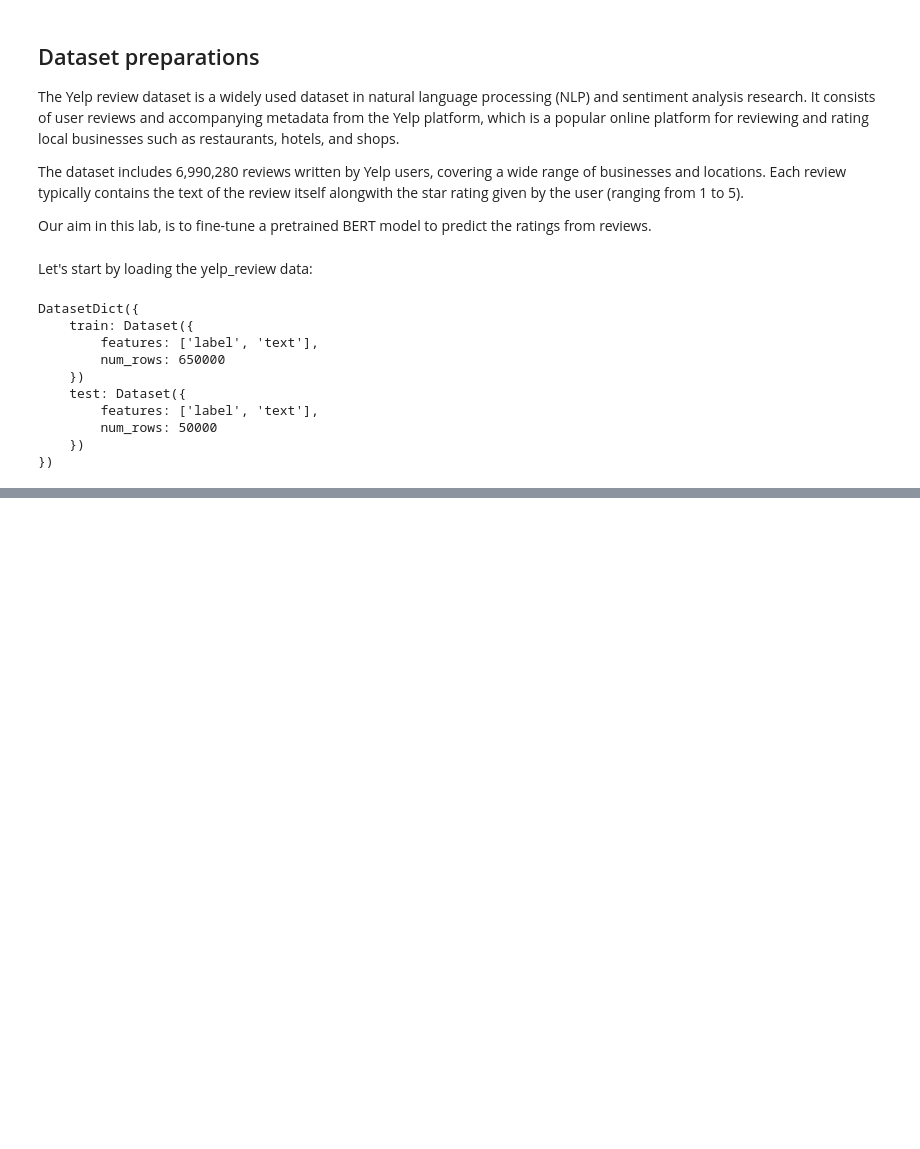
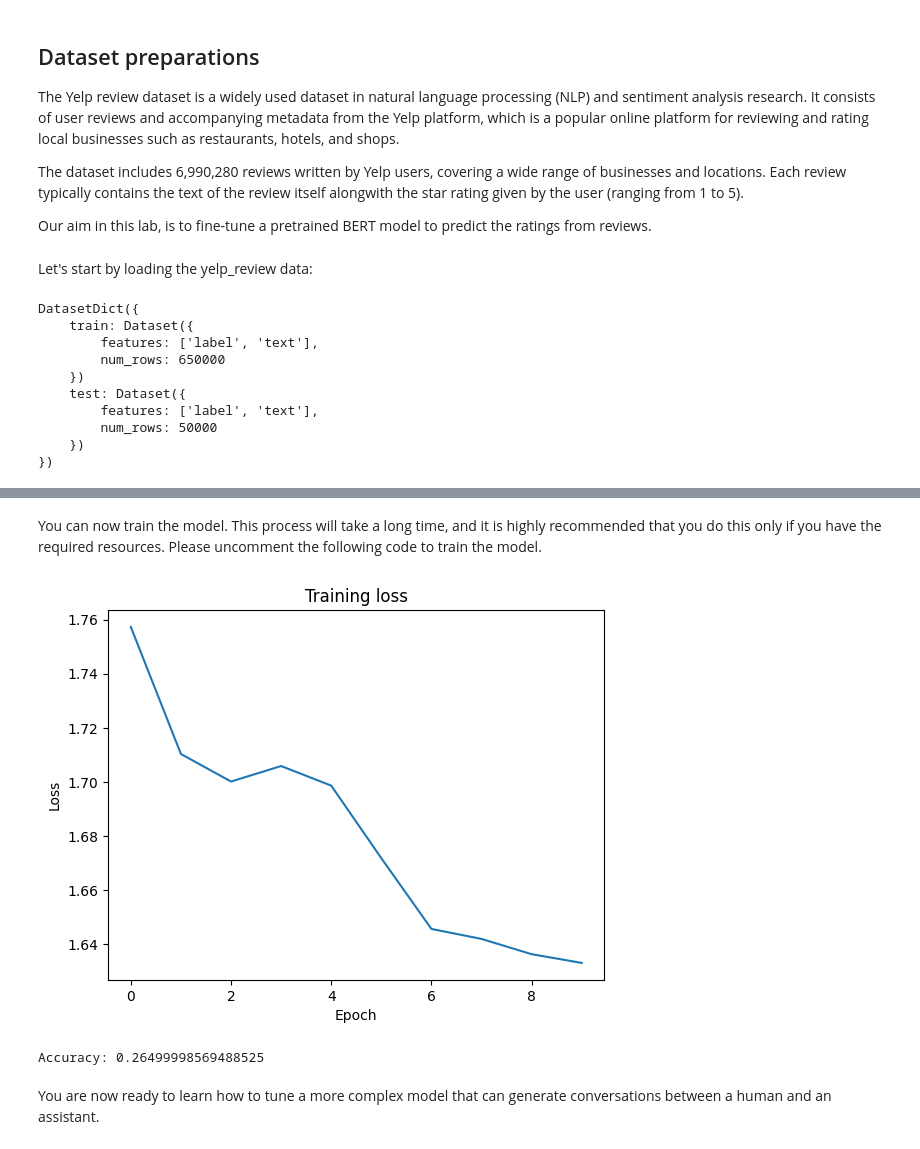
Before and after one commit to locchh/llm-playground, a Jupyter notebook: notebooks/LLM_Specialization/Fine-Tuning_Transformers_with_PyTorch_and_Hugging_Face.ipynb, the cells around one changed output, grey strips where cells are left out. Cells and saved outputs as stored; diff of their text form; code cells hidden in the pictures; blank space fills up the shorter version.

```diff
--- a/notebooks/LLM_Specialization/Fine-Tuning_Transformers_with_PyTorch_and_Hugging_Face.ipynb
+++ b/notebooks/LLM_Specialization/Fine-Tuning_Transformers_with_PyTorch_and_Hugging_Face.ipynb
@@ -168,0 +241,6 @@ DatasetDict({
+# %%
+# Create a training data loader
+train_dataloader = DataLoader(tokenized_datasets["train"], shuffle=True, batch_size=2)
+
+# Create an evaluation data loader
+eval_dataloader = DataLoader(tokenized_datasets["test"], batch_size=2)
@@ -168,0 +257,3 @@ DatasetDict({
+# %%
+# Instantiate a sequence classification model
+model = AutoModelForSequenceClassification.from_pretrained("bert-base-cased", num_labels=5)
@@ -168,0 +267,12 @@ DatasetDict({
+# %%
+# Define the optimizer
+optimizer = AdamW(model.parameters(), lr=5e-4)
+
+# Set the number of epochs
+num_epochs = 10
+
+# Calculate the total number of training steps
+num_training_steps = num_epochs * len(train_dataloader)
+
+# Define the learning rate scheduler
+lr_scheduler = LambdaLR(optimizer, lr_lambda=lambda current_step: (1 - current_step / num_training_steps))
@@ -168,0 +281,6 @@ DatasetDict({
+# %%
+# Check if CUDA is available and set the device accordingly
+device = torch.device("cuda") if torch.cuda.is_available() else torch.device("cpu")
+
+# Move the model to the appropriate device
+model.to(device)
@@ -168,0 +396,14 @@ DatasetDict({
+# %% [markdown]
+You can now train the model. This process will take a long time, and it is highly recommended that you do this only if you have the required resources. Please uncomment the following code to train the model.
+# %%
+train_model(model=model,tr_dataloader=train_dataloader)
+
+torch.save(model, 'my_model.pt')
+# %% [output]
+[figure, added]
+# %%
+evaluate_model(model, eval_dataloader)
+# %% [output]
+Accuracy: 0.26499998569488525
+# %% [markdown]
+You are now ready to learn how to tune a more complex model that can generate conversations between a human and an assistant.
```
Also changed, not shown: parts of 71 cells of this notebook, 5 other files.
